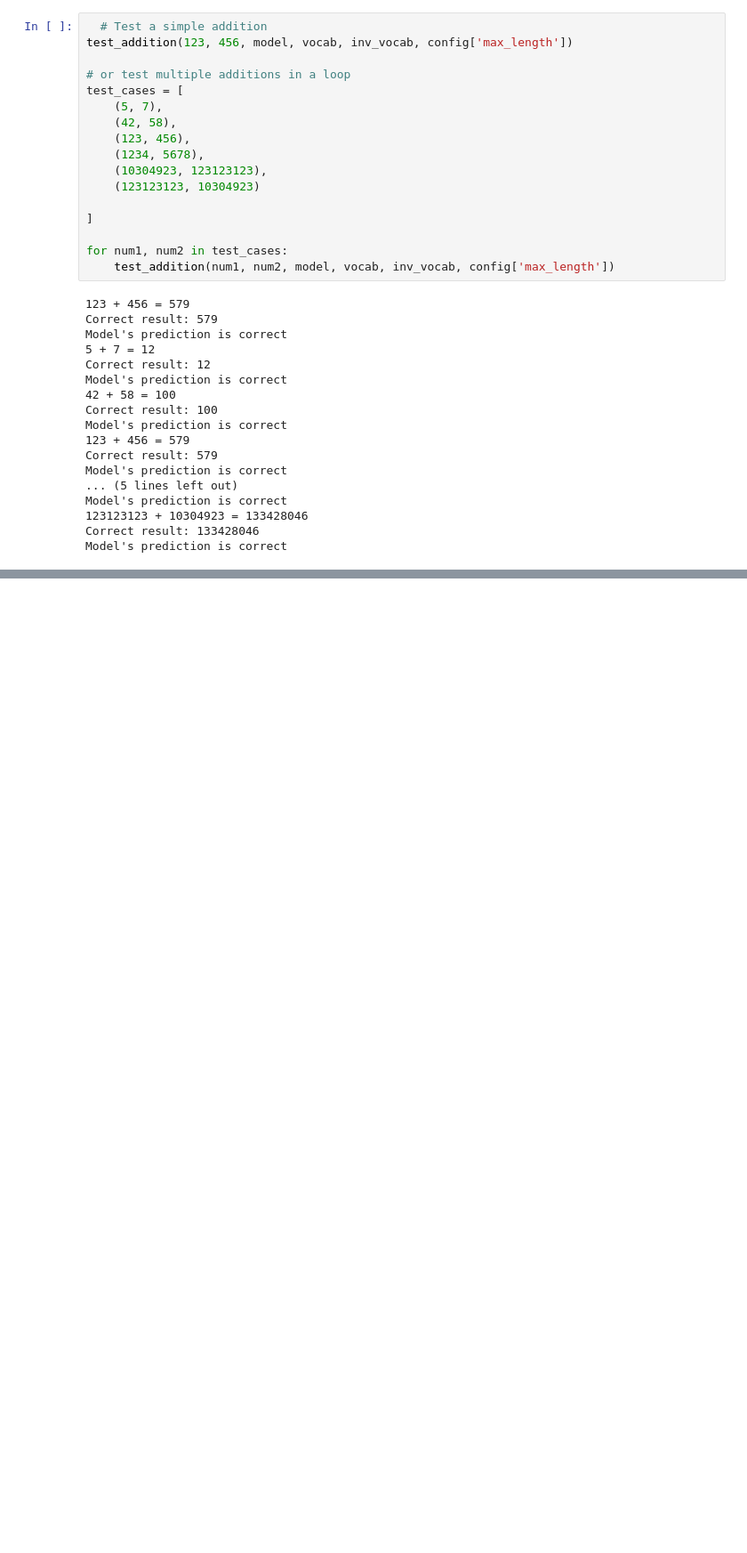
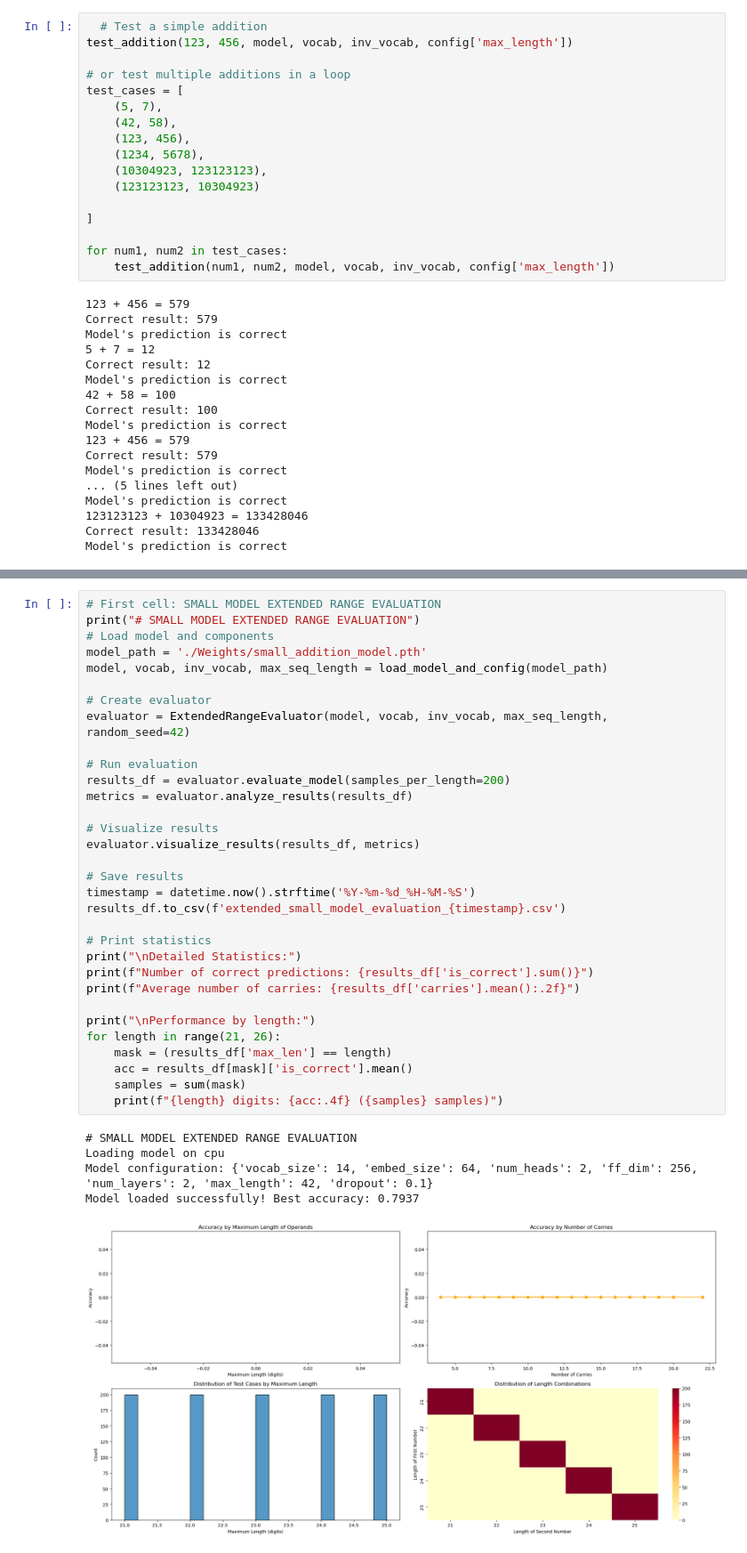
Before and after one commit to pxd222PranavDhinakar/LLM, a Jupyter notebook: Experiments/Test.ipynb, the cells around one changed output, grey strips where cells are left out. Shown at 89% size. Drawn from its saved outputs; the diff is of its cells as text; blank space fills up the shorter version.

```diff
--- a/Experiments/Test.ipynb
+++ b/Experiments/Test.ipynb
@@ -177,0 +804,38 @@ Model's prediction is correct
+# %%
+# First cell: SMALL MODEL EXTENDED RANGE EVALUATION
+print("# SMALL MODEL EXTENDED RANGE EVALUATION")
+# Load model and components
+model_path = './Weights/small_addition_model.pth'
+model, vocab, inv_vocab, max_seq_length = load_model_and_config(model_path)
+
+# Create evaluator
+evaluator = ExtendedRangeEvaluator(model, vocab, inv_vocab, max_seq_length, random_seed=42)
+
+# Run evaluation
+results_df = evaluator.evaluate_model(samples_per_length=200)
+metrics = evaluator.analyze_results(results_df)
+
+# Visualize results
+evaluator.visualize_results(results_df, metrics)
+
+# Save results
+timestamp = datetime.now().strftime('%Y-%m-%d_%H-%M-%S')
+results_df.to_csv(f'extended_small_model_evaluation_{timestamp}.csv')
+
+# Print statistics
+print("\nDetailed Statistics:")
+print(f"Number of correct predictions: {results_df['is_correct'].sum()}")
+print(f"Average number of carries: {results_df['carries'].mean():.2f}")
+
+print("\nPerformance by length:")
+for length in range(21, 26):
+    mask = (results_df['max_len'] == length)
+    acc = results_df[mask]['is_correct'].mean()
+    samples = sum(mask)
+    print(f"{length} digits: {acc:.4f} ({samples} samples)")
+# %% [output]
+# SMALL MODEL EXTENDED RANGE EVALUATION
+Loading model on cpu
+Model configuration: {'vocab_size': 14, 'embed_size': 64, 'num_heads': 2, 'ff_dim': 256, 'num_layers': 2, 'max_length': 42, 'dropout': 0.1}
+Model loaded successfully! Best accuracy: 0.7937
+[figure, added]
```
Also changed, not shown: parts of 17 cells of this notebook, 34 other files.
